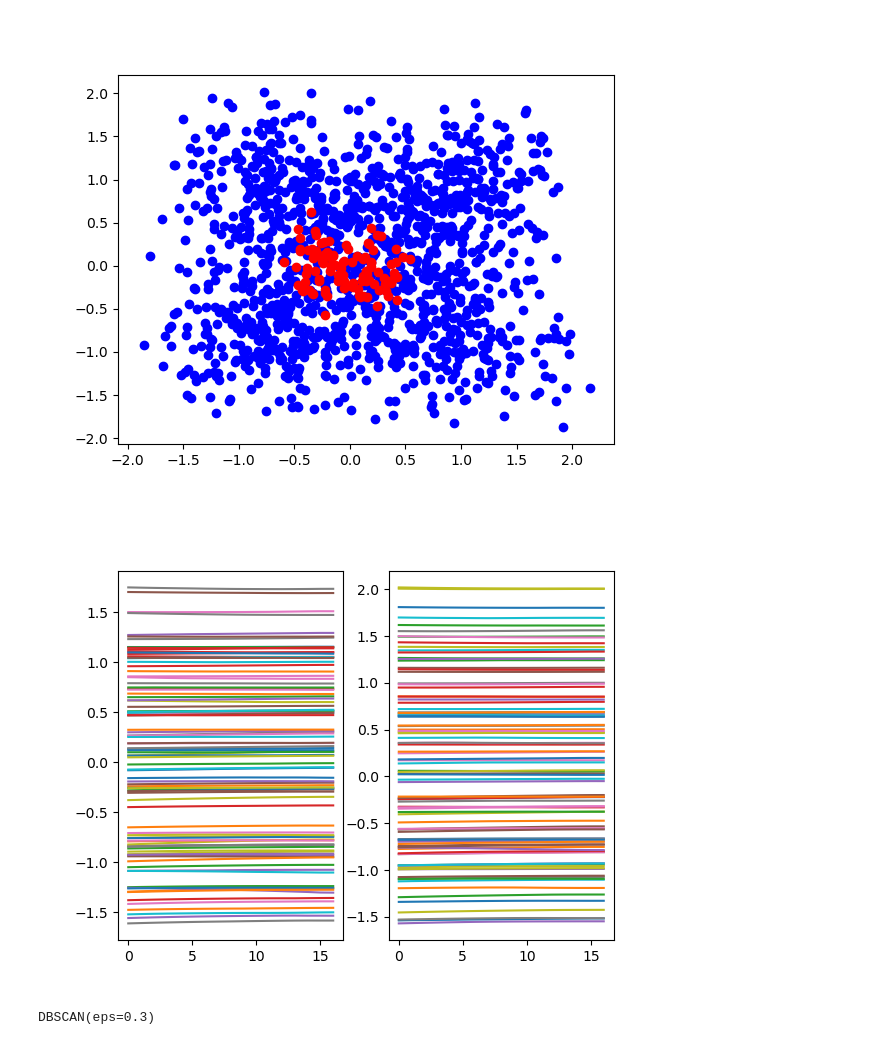
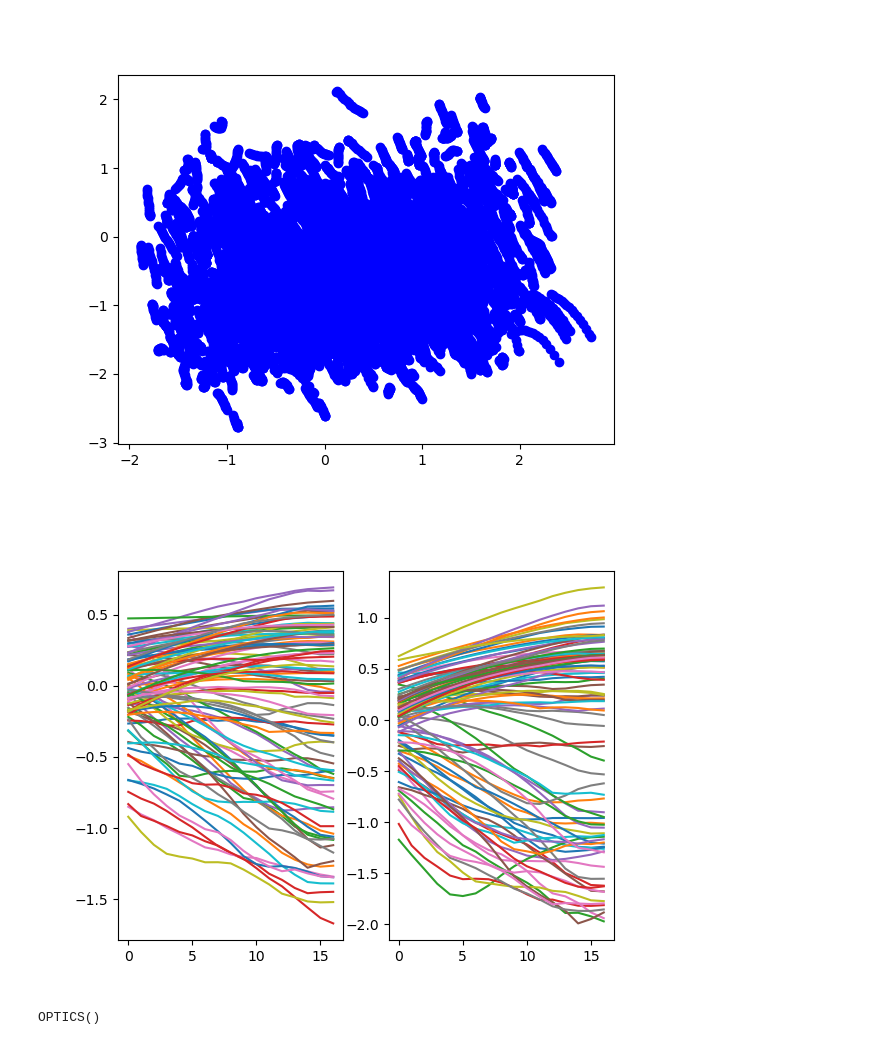
Before and after one commit to Rage997/MasterThesis, a Jupyter notebook: code/PyCode/results.ipynb, the cells around one changed output. Cells and saved outputs as stored; diff of their text form; code cells hidden in the pictures.

Commit message:
Update on results analysis

```diff
--- a/code/PyCode/results.ipynb
+++ b/code/PyCode/results.ipynb
@@ -2,12 +2,21 @@
 import numpy as np
 import matplotlib.pyplot as plt
 # %%
-s, r = 1283, 103
-path = f'../data/result/{s}_{r}/'
-X = np.load(path+'resultX.npy')
-print(X.shape)
-X = X.reshape(X.shape[0], s+r, 2)
-print(X.shape)
+# Load datasets
+s1, r1 = 1711, 63
+path1 = f'../data/result/{s1}_{r1}/'
+X1 = np.load(path1+'resultX.npy')
 
-species = np.load(path+'species.npy', allow_pickle=True)
-region = np.load(path+'region.npy', allow_pickle=True)
+s2, r2 = 962, 153
+path2 = f'../data/result/{s2}_{r2}/'
+X2 = np.load(path2+'resultX.npy')
+
+# print(X1.shape)
+X1 = X1.reshape(X1.shape[0], s1+r1, 2)
+X2 = X2.reshape(X2.shape[0], s2+r2, 2)
+# print(X1.shape)
+
+species = np.load(path1+'species.npy', allow_pickle=True)
+region = np.load(path2+'region.npy', allow_pickle=True)
+
+img_path = '../../latex/figures/'
@@ -17,7 +23,7 @@ region = np.load(path+'region.npy', allow_pickle=True)
 # %%
 t = 0
-Xspecies = X[:,:s]
-Xregion = X[:, s:]
+Xspecies = X1[:,:s1]
+Xregion = X2[:, s2:]
 print(Xspecies.shape)
 print(Xregion.shape)
 
@@ -41,39 +59,41 @@ import matplotlib.animation as animation
 
 fig = plt.figure()
 
-
+to_plot = Xspecies
 imgs = []
-for t in range(X.shape[0]):
+for t in range(len(to_plot)):
     Xs_curr = Xspecies[t]
-    Xr_curr = Xregion[t]
+    # Xr_curr = Xregion[t]
     # fig = plt.figure() # if want to save plots
 
     im1 = plt.scatter(Xs_curr[:,0], Xs_curr[:, 1], c='blue')
-    im2 = plt.scatter(Xr_curr[:,0], Xr_curr[:, 1], c='red')
+    # im2 = plt.scatter(Xr_curr[:,0], Xr_curr[:, 1], c='red')
+
     # if t in [0, 5, 10, 15]:
     #     print('save image')
-    #     plt.savefig(f'../../latex/figures/latentspace_tf{t}')
-    imgs.append([im1, im2])
+    #     plt.savefig(f'../../latex/figures/latentspace_species_tf{t}')
+    imgs.append([im1])
 
 ani = animation.ArtistAnimation(fig, imgs, interval=500, blit=True,
                                 repeat_delay=1000)
-ani.save(path+'dynamic_evolution.mp4')
+# ani.save(img_path+'dynamic_evolution.mp4')
 
-# plt.show()
+plt.show()
 # %% [output]
-[figure, old version]
+[figure, new version]
 # %%
-# Plot trajectories X, Y
+# Plot trajectories
 # Xspecies[:,0,:]
+to_plot = Xregion
 fig = plt.figure()
 plt.subplot(121)
-_ = plt.plot(Xspecies[:, 1:100, 0])
+_ = plt.plot(to_plot[:, 1:100, 0])
 plt.subplot(122)  # 1 row, 2 columns, Plot 2
-_ = plt.plot(Xspecies[:, 1:100, 1])
+_ = plt.plot(to_plot[:, 1:100, 1])
 
-plt.savefig(f'../../latex/figures/trajectories')
+# plt.savefig(f'../../latex/figures/trajectories_region')
 # %% [output]
-[figure, old version]
+[figure, new version]
 # %%
 # Reshape into trajectories
 trajS = Xspecies.transpose(1, 0, 2).reshape(Xspecies.shape[1], Xspecies.shape[0]*Xspecies.shape[2])
@@ -81,11 +101,11 @@ trajR = Xregion.transpose(1, 0, 2).reshape(Xregion.shape[1], Xregion.shape[0]*Xr
 # %%
 from sklearn.cluster import OPTICS, DBSCAN, cluster_optics_dbscan
 
-# clust = OPTICS(min_samples=5)
-clust = DBSCAN(eps= 0.3, min_samples=5)
-clust.fit(trajS)
+clust = OPTICS(min_samples=5)
+# clust = DBSCAN(eps= 0.3, min_samples=5)
+clust.fit(trajR)
 # %% [output]
-DBSCAN(eps=0.3)
+OPTICS()
 # %%
 clust.labels_
 # %% [output]
```
Also changed, not shown: parts of 14 cells of this notebook, 1 other file.
